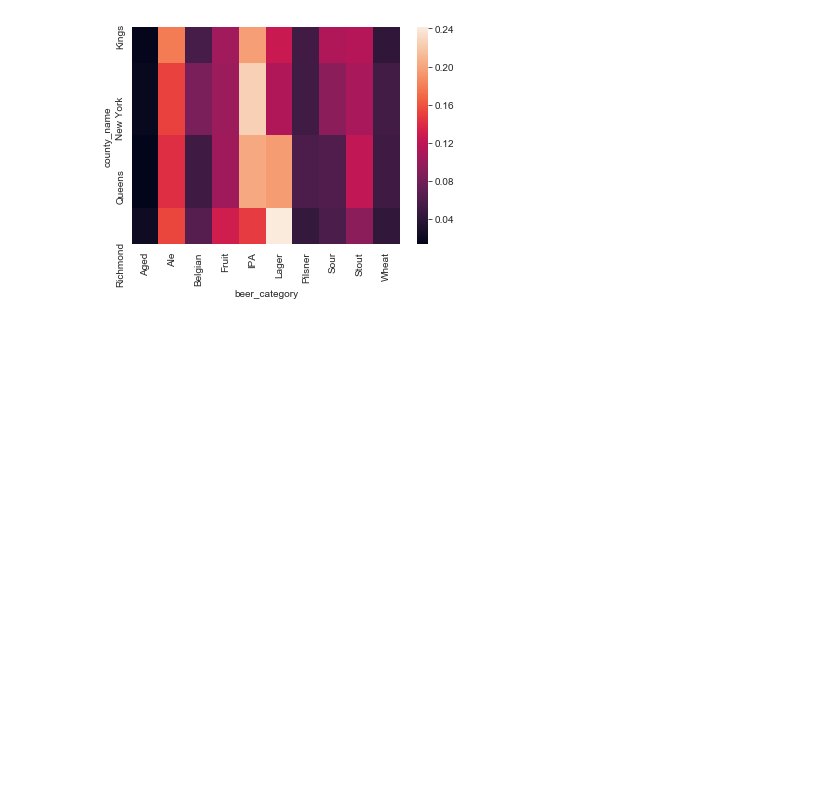
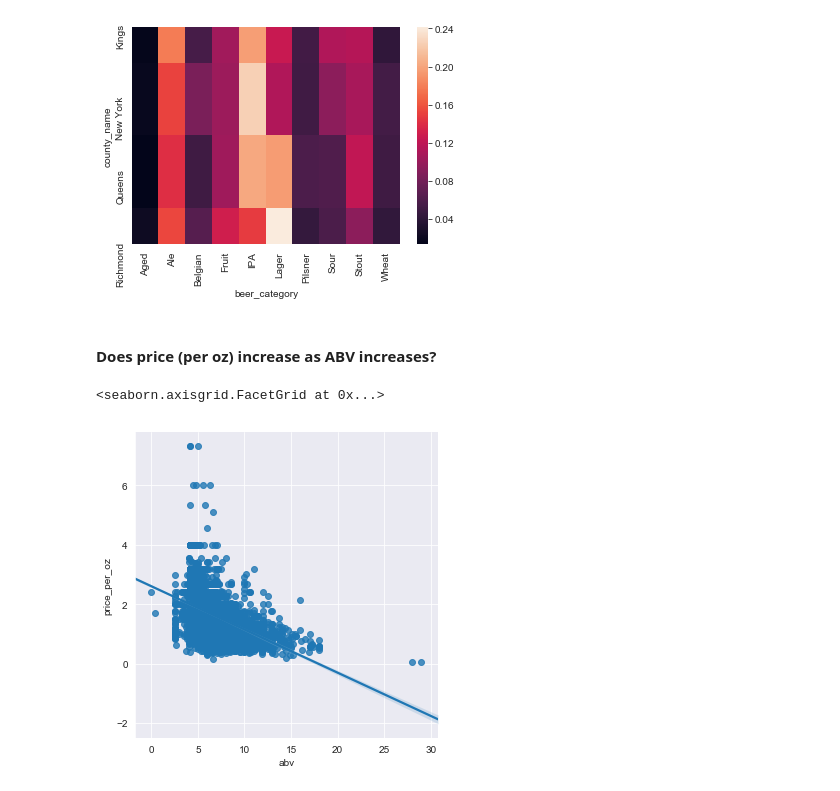
Before and after one commit to rcharan/beer-pubs, a Jupyter notebook: statistical_tests.ipynb, the cells around one changed output. Saved outputs shown, nothing was run; the diff lists cells and outputs as text; code cells hidden in the pictures; blank space fills up the shorter version.

```diff
--- a/statistical_tests.ipynb
+++ b/statistical_tests.ipynb
@@ -110,3 +110,12 @@ sns.heatmap(row_freq)
 # %% [output]
 <matplotlib.axes._subplots.AxesSubplot at 0x...>
 [figure]
+# %% [markdown]
+#### Does price (per oz) increase as ABV increases?
+# %%
+df['price_per_oz'] = df['size']/df['price']
+# %%
+sns.lmplot('abv', 'price_per_oz', data=df)
+# %% [output]
+<seaborn.axisgrid.FacetGrid at 0x...>
+[figure, added]
```
Also changed, not shown: parts of 11 cells of this notebook.
